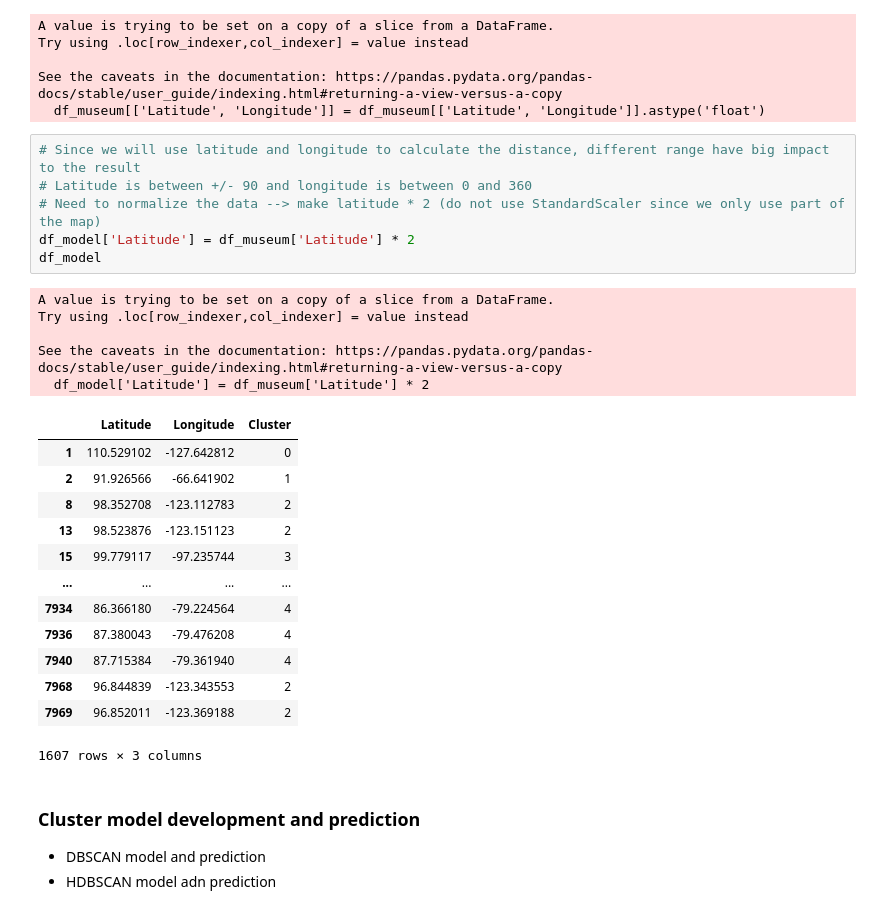
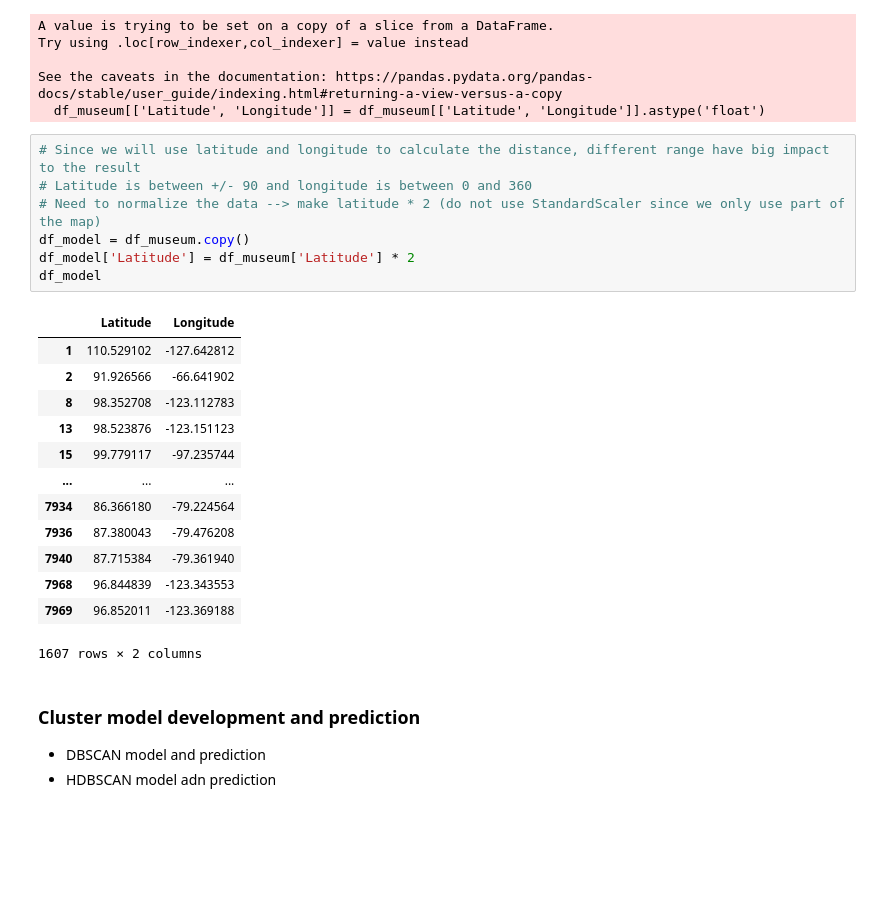
Before and after one commit to TsungYuanHsu/canada_museum_clustering, a Jupyter notebook: canada_museum_clustering.ipynb, the cells around one changed output. Drawn from its saved outputs; the diff is of its cells as text; blank space fills up the shorter version.

```diff
--- a/canada_museum_clustering.ipynb
+++ b/canada_museum_clustering.ipynb
@@ -250,28 +250,24 @@ See the caveats in the documentation: https://pandas.pydata.org/pandas-docs/stab
 # %%
 # Since we will use latitude and longitude to calculate the distance, different range have big impact to the result
 # Latitude is between +/- 90 and longitude is between 0 and 360
 # Need to normalize the data --> make latitude * 2 (do not use StandardScaler since we only use part of the map)
+df_model = df_museum.copy()
 df_model['Latitude'] = df_museum['Latitude'] * 2
 df_model
 # %% [output]
+|  | Latitude | Longitude |
+| 1 | 110.529102 | -127.642812 |
+| 2 | 91.926566 | -66.641902 |
+| 8 | 98.352708 | -123.112783 |
+| 13 | 98.523876 | -123.151123 |
+| 15 | 99.779117 | -97.235744 |
+| ... | ... | ... |
+| 7934 | 86.366180 | -79.224564 |
+| 7936 | 87.380043 | -79.476208 |
+| 7940 | 87.715384 | -79.361940 |
+| 7968 | 96.844839 | -123.343553 |
+| 7969 | 96.852011 | -123.369188 |
-A value is trying to be set on a copy of a slice from a DataFrame.
-Try using .loc[row_indexer,col_indexer] = value instead
-
-See the caveats in the documentation: https://pandas.pydata.org/pandas-docs/stable/user_guide/indexing.html#returning-a-view-versus-a-copy
-  df_model['Latitude'] = df_museum['Latitude'] * 2
+1607 rows × 2 columns
-|  | Latitude | Longitude | Cluster |
-| 1 | 110.529102 | -127.642812 | 0 |
-| 2 | 91.926566 | -66.641902 | 1 |
-| 8 | 98.352708 | -123.112783 | 2 |
-| 13 | 98.523876 | -123.151123 | 2 |
-| 15 | 99.779117 | -97.235744 | 3 |
-| ... | ... | ... | ... |
-| 7934 | 86.366180 | -79.224564 | 4 |
-| 7936 | 87.380043 | -79.476208 | 4 |
-| 7940 | 87.715384 | -79.361940 | 4 |
-| 7968 | 96.844839 | -123.343553 | 2 |
-| 7969 | 96.852011 | -123.369188 | 2 |
-1607 rows × 3 columns
 # %% [markdown]
 ### Cluster model development and prediction
 - DBSCAN model and prediction
```
Also changed, not shown: parts of 5 cells of this notebook.
